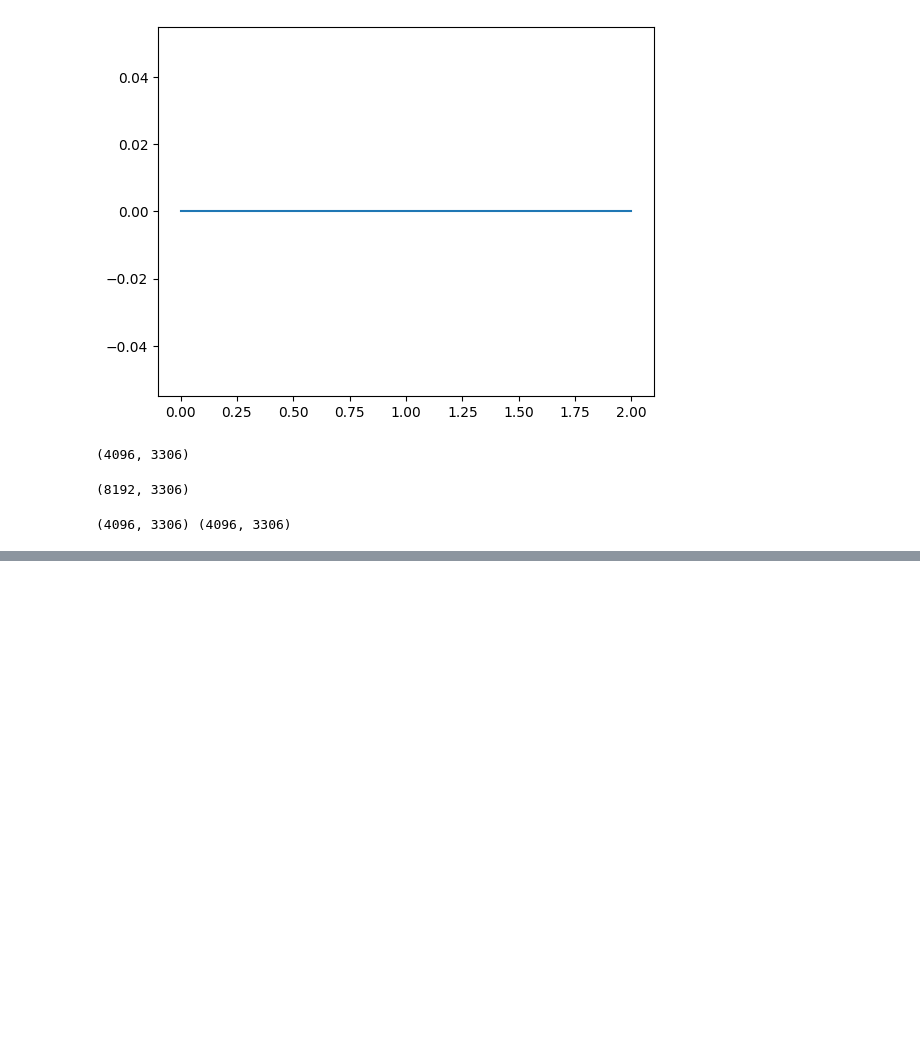
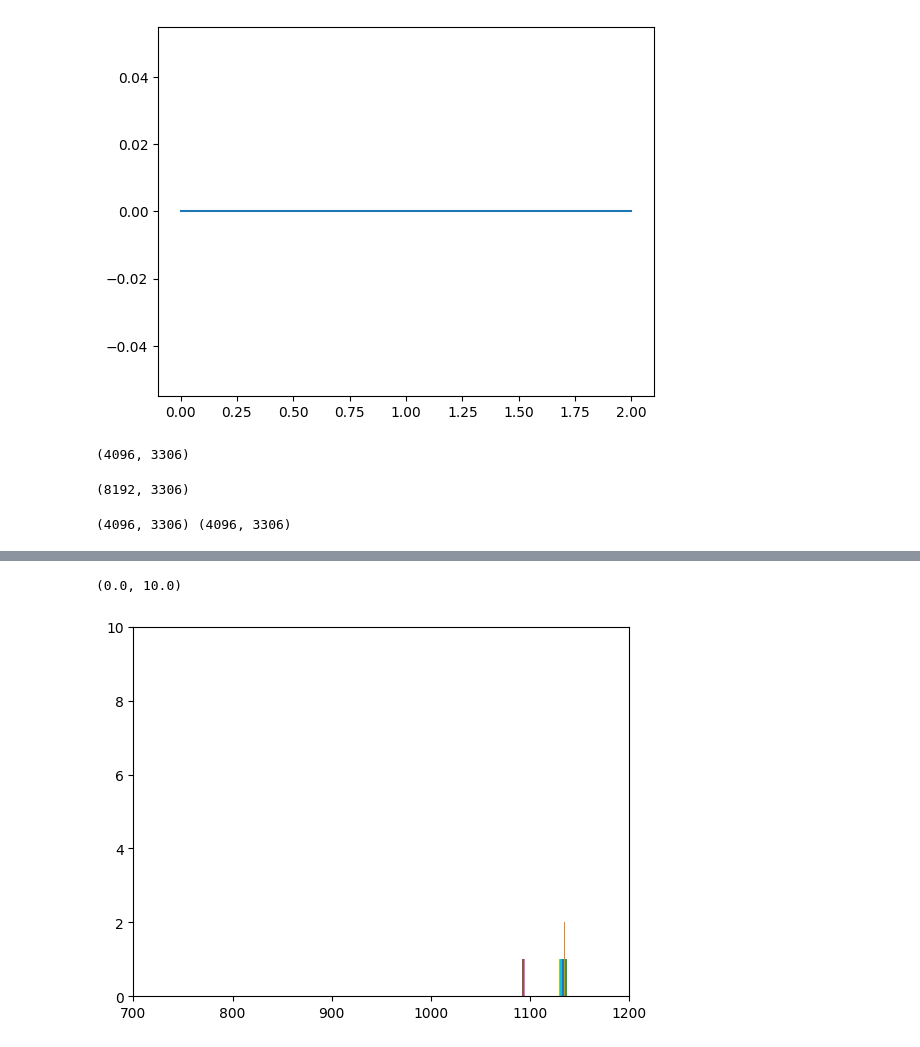
Before and after one commit to CaffineAddic/Wavelet_transforms_in_schlieren_flame_images, a Jupyter notebook: harr_transform_german.ipynb, the cells around one changed output, grey strips where cells are left out. Saved outputs shown, nothing was run; the diff lists cells and outputs as text; code cells hidden in the pictures; blank space fills up the shorter version.

```diff
--- a/harr_transform_german.ipynb
+++ b/harr_transform_german.ipynb
@@ -360,0 +281,7 @@ plt.colorbar(peg)
+# %%
+plt.hist(x_data_sort[-1, :].reshape(fft_sig_mean[0,:].shape))
+plt.xlim(xmin=700, xmax=1200)
+plt.ylim(ymin=0, ymax=10)
+# %% [output]
+(0.0, 10.0)
+[figure, added]
```
Also changed, not shown: parts of 58 cells of this notebook, 2 other files.
